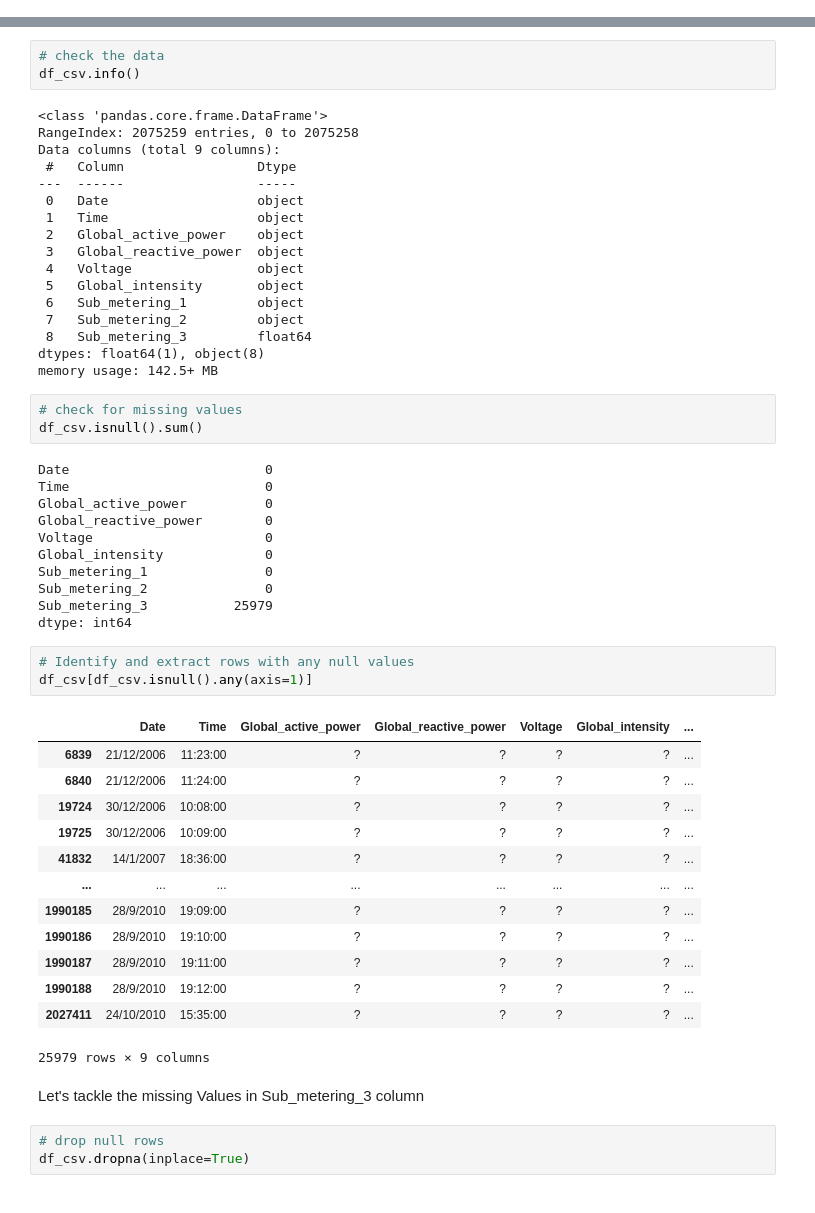
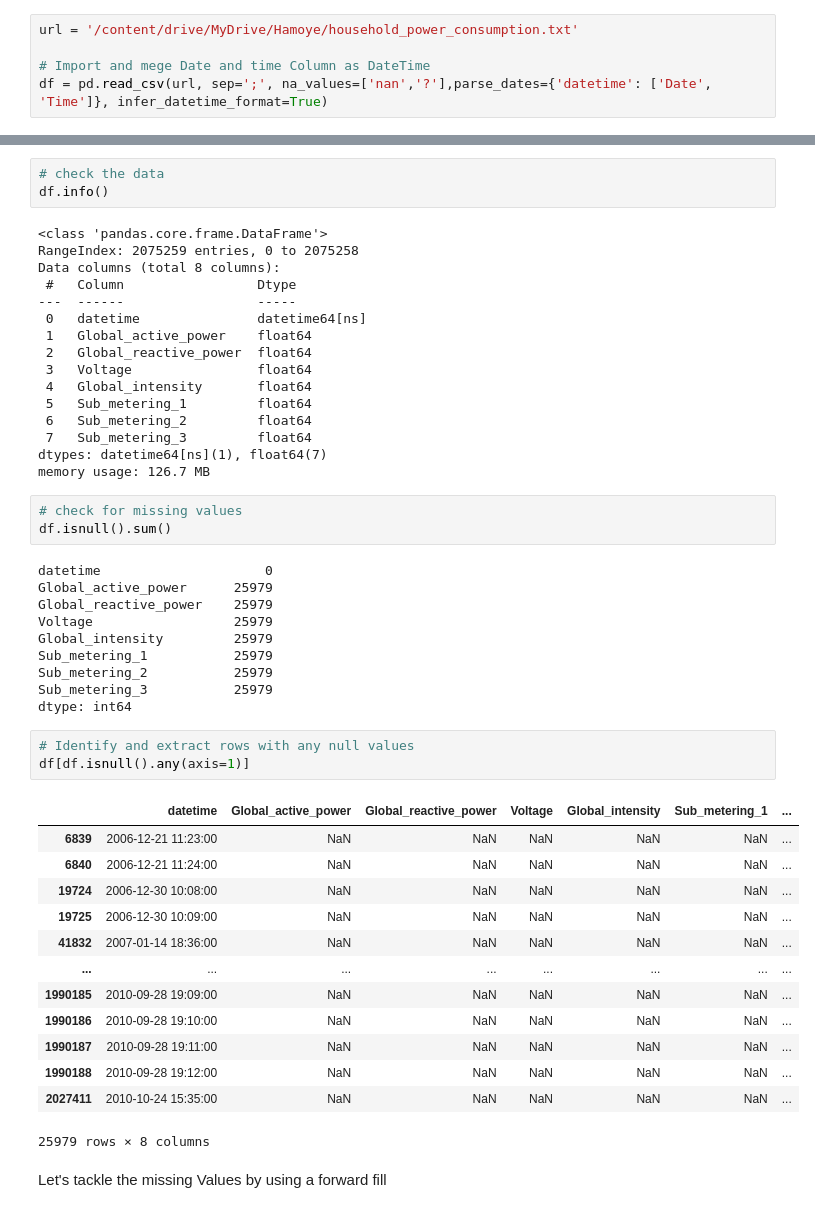
Before and after one commit to Preciousosas/Stage-E, a Jupyter notebook: Individual_Household_Electric_Power_Consumption.ipynb, the cells around one changed output, grey strips where cells are left out. Drawn from its saved outputs; the diff is of its cells as text.

```diff
--- a/Individual_Household_Electric_Power_Consumption.ipynb
+++ b/Individual_Household_Electric_Power_Consumption.ipynb
@@ -24,0 +10,5 @@ df_csv.head()
+# %%
+url = '/content/drive/MyDrive/Hamoye/household_power_consumption.txt'
+
+# Import and mege Date and time Column as DateTime
+df = pd.read_csv(url, sep=';', na_values=['nan','?'],parse_dates={'datetime': ['Date', 'Time']}, infer_datetime_format=True)
@@ -25,56 +26,51 @@ df_csv.head()
 # %%
 # check the data
-df_csv.info()
+df.info()
 # %% [output]
 <class 'pandas.core.frame.DataFrame'>
 RangeIndex: 2075259 entries, 0 to 2075258
-Data columns (total 9 columns):
+Data columns (total 8 columns):
  #   Column                 Dtype
 ---  ------                 -----
- 0   Date                   object
- 1   Time                   object
- 2   Global_active_power    object
- 3   Global_reactive_power  object
- 4   Voltage                object
- 5   Global_intensity       object
- 6   Sub_metering_1         object
- 7   Sub_metering_2         object
- 8   Sub_metering_3         float64
-dtypes: float64(1), object(8)
-memory usage: 142.5+ MB
+ 0   datetime               datetime64[ns]
+ 1   Global_active_power    float64
+ 2   Global_reactive_power  float64
+ 3   Voltage                float64
+ 4   Global_intensity       float64
+ 5   Sub_metering_1         float64
+ 6   Sub_metering_2         float64
+ 7   Sub_metering_3         float64
+dtypes: datetime64[ns](1), float64(7)
+memory usage: 126.7 MB
 # %%
 # check for missing values
-df_csv.isnull().sum()
+df.isnull().sum()
 # %% [output]
-Date                         0
-Time                         0
-Global_active_power          0
-Global_reactive_power        0
-Voltage                      0
-Global_intensity             0
-Sub_metering_1               0
-Sub_metering_2               0
+datetime                     0
+Global_active_power      25979
+Global_reactive_power    25979
+Voltage                  25979
+Global_intensity         25979
+Sub_metering_1           25979
+Sub_metering_2           25979
 Sub_metering_3           25979
 dtype: int64
 # %%
 # Identify and extract rows with any null values
-df_csv[df_csv.isnull().any(axis=1)]
+df[df.isnull().any(axis=1)]
 # %% [output]
-|  | Date | Time | Global_active_power | Global_reactive_power | Voltage | Global_intensity | ... |
-| 6839 | 21/12/2006 | 11:23:00 | ? | ? | ? | ? | ... |
-| 6840 | 21/12/2006 | 11:24:00 | ? | ? | ? | ? | ... |
-| 19724 | 30/12/2006 | 10:08:00 | ? | ? | ? | ? | ... |
-| 19725 | 30/12/2006 | 10:09:00 | ? | ? | ? | ? | ... |
-| 41832 | 14/1/2007 | 18:36:00 | ? | ? | ? | ? | ... |
+|  | datetime | Global_active_power | Global_reactive_power | Voltage | Global_intensity | Sub_metering_1 | ... |
+| 6839 | 2006-12-21 11:23:00 | NaN | NaN | NaN | NaN | NaN | ... |
+| 6840 | 2006-12-21 11:24:00 | NaN | NaN | NaN | NaN | NaN | ... |
+| 19724 | 2006-12-30 10:08:00 | NaN | NaN | NaN | NaN | NaN | ... |
+| 19725 | 2006-12-30 10:09:00 | NaN | NaN | NaN | NaN | NaN | ... |
+| 41832 | 2007-01-14 18:36:00 | NaN | NaN | NaN | NaN | NaN | ... |
 | ... | ... | ... | ... | ... | ... | ... | ... |
-| 1990185 | 28/9/2010 | 19:09:00 | ? | ? | ? | ? | ... |
-| 1990186 | 28/9/2010 | 19:10:00 | ? | ? | ? | ? | ... |
-| 1990187 | 28/9/2010 | 19:11:00 | ? | ? | ? | ? | ... |
-| 1990188 | 28/9/2010 | 19:12:00 | ? | ? | ? | ? | ... |
-| 2027411 | 24/10/2010 | 15:35:00 | ? | ? | ? | ? | ... |
+| 1990185 | 2010-09-28 19:09:00 | NaN | NaN | NaN | NaN | NaN | ... |
+| 1990186 | 2010-09-28 19:10:00 | NaN | NaN | NaN | NaN | NaN | ... |
+| 1990187 | 2010-09-28 19:11:00 | NaN | NaN | NaN | NaN | NaN | ... |
+| 1990188 | 2010-09-28 19:12:00 | NaN | NaN | NaN | NaN | NaN | ... |
+| 2027411 | 2010-10-24 15:35:00 | NaN | NaN | NaN | NaN | NaN | ... |
-25979 rows × 9 columns
+25979 rows × 8 columns
 # %% [markdown]
-Let's tackle the missing Values in Sub_metering_3 column
+Let's tackle the missing Values by using a forward fill
-# %%
-# drop null rows
-df_csv.dropna(inplace=True)
```
Also changed, not shown: parts of 35 cells of this notebook.
